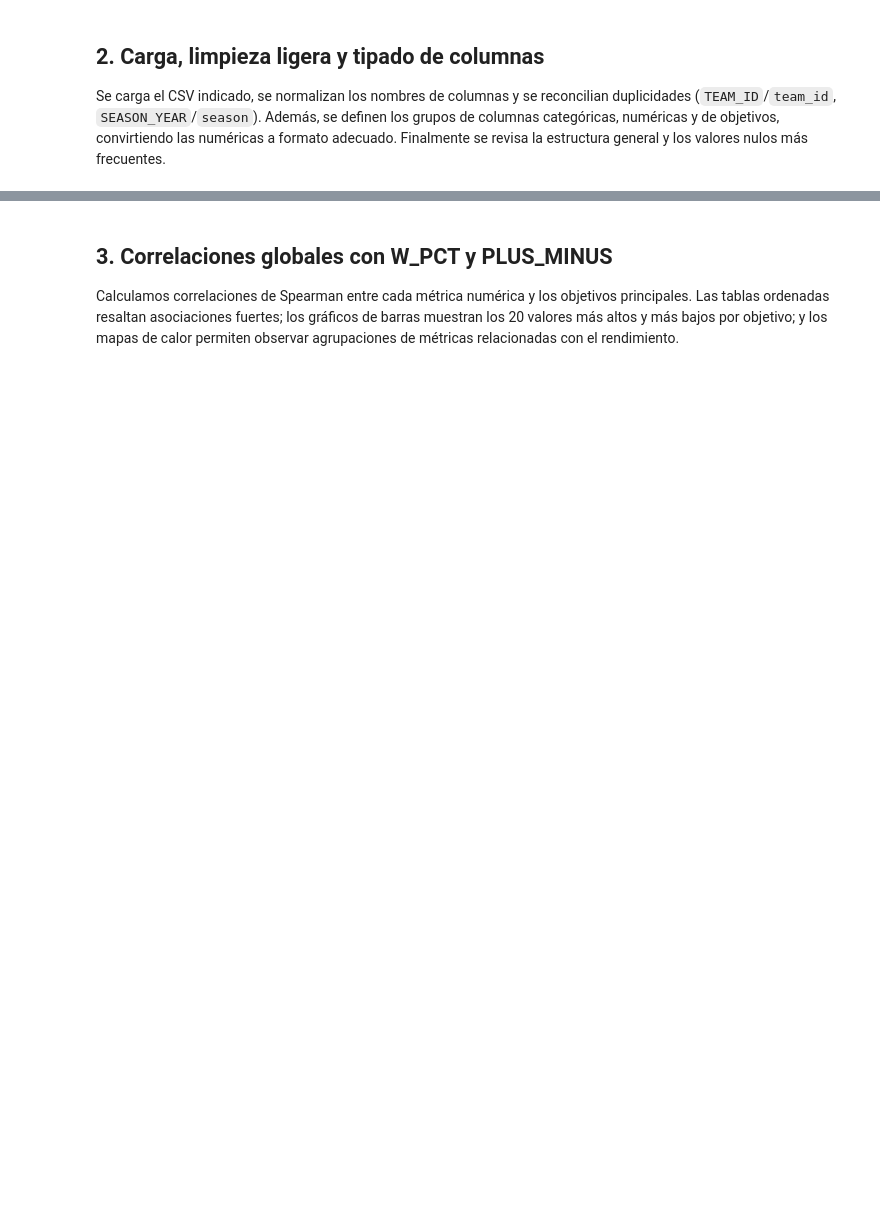
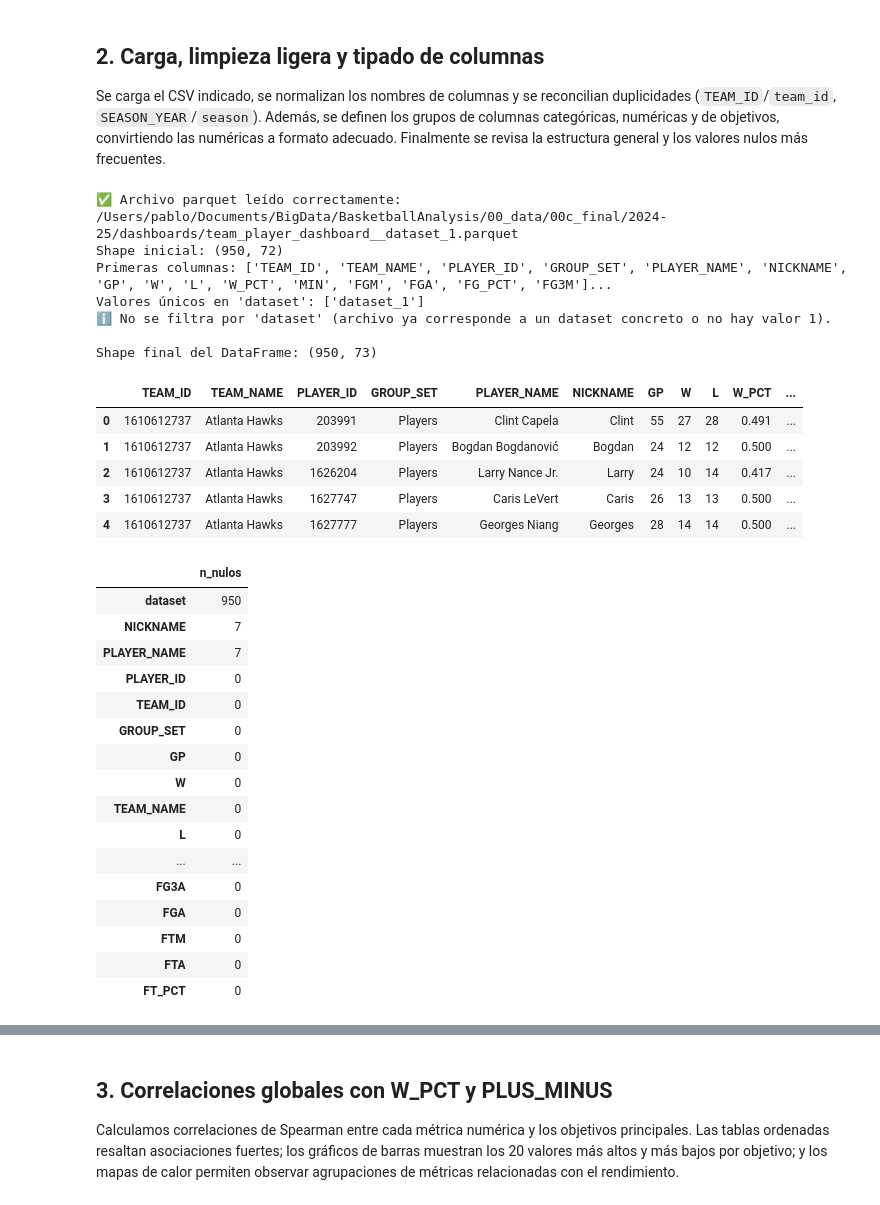
Before and after one commit to diazpablogon/BasketballAnalysis, a Jupyter notebook: 02_processing_data/02a_WL_prediction/02a_params/02a_dashboard.ipynb, the cells around one changed output, grey strips where cells are left out. Cells and saved outputs as stored; diff of their text form; code cells hidden in the pictures; blank space fills up the shorter version.

Commit message:
Actualizacion de fichero 02a_dasboard.ipynb

```diff
--- a/02_processing_data/02a_WL_prediction/02a_params/02a_dashboard.ipynb
+++ b/02_processing_data/02a_WL_prediction/02a_params/02a_dashboard.ipynb
@@ -24,9 +24,10 @@ import numpy as np
 import pandas as pd
 import matplotlib.pyplot as plt
 import seaborn as sns
+from IPython.display import display
 
 # Variables de configuración (ajusta CSV_PATH según tu entorno)
-CSV_PATH = Path("../ruta_al_csv.csv")  # ← Actualiza esta ruta al archivo 'player dashboard by team'
+CSV_PATH = Path("/Users/pablo/Documents/BigData/BasketballAnalysis/00_data/00c_final/2024-25/dashboards/team_player_dashboard__dataset_1.parquet")
 SAVE_FIG = True
 FIG_DPI = 110
 SEED = 42
@@ -81,13 +82,18 @@ def compute_spearman_correlations(df: pd.DataFrame, target: str, columns: list[s
             continue
         rho = series[col].corr(series[target], method="spearman")
         if pd.notna(rho):
-            records.append({"variable": col, "rho_spearman": rho, "n_observaciones": int(series.shape[0])})
+            records.append({
+                "variable": col,
+                "rho_spearman": rho,
+                "n_observaciones": int(series.shape[0])
+            })
     if not records:
         return pd.DataFrame(columns=["variable", "rho_spearman", "n_observaciones"])
     result = pd.DataFrame(records).sort_values("rho_spearman", ascending=False).reset_index(drop=True)
     return result
 
 
+
 # Creación inicial de carpetas de salida
 ensure_dir(FIGURES_DIR)
 ensure_dir(TABLES_DIR)
@@ -97,13 +105,24 @@ ensure_dir(TABLES_DIR)
 Se carga el CSV indicado, se normalizan los nombres de columnas y se reconcilian duplicidades (`TEAM_ID`/`team_id`, `SEASON_YEAR`/`season`). Además, se definen los grupos de columnas categóricas, numéricas y de objetivos, convirtiendo las numéricas a formato adecuado. Finalmente se revisa la estructura general y los valores nulos más frecuentes.
 # %%
 if not CSV_PATH.exists():
-    warnings.warn(f"El archivo no existe en la ruta indicada: {CSV_PATH}")
+    warnings.warn(f"⚠️ El archivo no existe en la ruta indicada: {CSV_PATH}")
 
 df = pd.DataFrame()
+
 if CSV_PATH.exists():
-    df = pd.read_csv(CSV_PATH)
+    try:
+        df = pd.read_parquet(CSV_PATH)
+        print(f"✅ Archivo parquet leído correctamente: {CSV_PATH}")
+        print(f"Shape inicial: {df.shape}")
+        print(f"Primeras columnas: {list(df.columns)[:15]}{'...' if len(df.columns) > 15 else ''}")
+    except Exception as e:
+        warnings.warn(f"❌ Error al leer el parquet: {e}")
+        df = pd.DataFrame()
+
+    # --- Limpieza de columnas ---
     df.columns = [c.strip() for c in df.columns]
 
+    # --- Armonización TEAM_ID / team_id ---
     if "TEAM_ID" in df.columns and "team_id" in df.columns:
         df["TEAM_ID"] = df["TEAM_ID"].fillna(df["team_id"])
         df["team_id"] = df["team_id"].fillna(df["TEAM_ID"])
@@ -112,6 +131,7 @@ if CSV_PATH.exists():
     elif "TEAM_ID" in df.columns and "team_id" not in df.columns:
         df["team_id"] = df["TEAM_ID"]
 
+    # --- Armonización season / SEASON_YEAR ---
     if "season" in df.columns and "SEASON_YEAR" in df.columns:
         df["season"] = df["season"].fillna(df["SEASON_YEAR"])
         df["SEASON_YEAR"] = df["SEASON_YEAR"].fillna(df["season"])
@@ -120,39 +140,81 @@ if CSV_PATH.exists():
     elif "season" in df.columns and "SEASON_YEAR" not in df.columns:
         df["SEASON_YEAR"] = df["season"]
 
+    # --- Diagnóstico/filtrado de 'dataset' solo si aporta algo ---
     if "dataset" in df.columns:
-        original_shape = df.shape
-        df = df[df["dataset"] == 1].copy()
-        if df.shape != original_shape:
-            print(f"Filtrado dataset==1: {original_shape} -> {df.shape}")
+        uniques = pd.Series(df["dataset"]).dropna().unique()
+        print(f"Valores únicos en 'dataset': {sorted(uniques.tolist()) if len(uniques) else uniques}")
+        # Solo filtramos si HAY valor 1 y además hay más de un valor distinto
+        if (1 in uniques) and (len(uniques) > 1):
+            before = df.shape
+            df = df[df["dataset"].eq(1)].copy()
+            print(f"📉 Filtrado dataset==1: {before} -> {df.shape}")
+        else:
+            print("ℹ️ No se filtra por 'dataset' (archivo ya corresponde a un dataset concreto o no hay valor 1).")
 
+# --- Clasificación de columnas ---
 cat_base = [
     "TEAM_ID",
     "TEAM_NAME",
     "PLAYER_ID",
     "PLAYER_NAME",
     "NICKNAME",
     "GROUP_SET",
     "season",
     "SEASON_YEAR",
     "season_type",
     "endpoint",
 ]
 cat_cols = [c for c in cat_base if c in df.columns]
 
 rank_cols = [c for c in df.columns if c.endswith("_RANK")]
 target_cols = [c for c in ["W", "L", "W_PCT", "PLUS_MINUS"] if c in df.columns]
 
 num_cols = [c for c in df.columns if c not in cat_cols]
 
+# --- Conversión a numérico segura ---
 for col in num_cols:
     if df.empty:
-        continue
+        break
     df[col] = pd.to_numeric(df[col], errors="coerce")
 
-print(f"Shape del DataFrame: {df.shape}")
+# --- Diagnóstico rápido ---
+print(f"\nShape final del DataFrame: {df.shape}")
 if not df.empty:
     display(df.head())
     na_summary = df.isna().sum().sort_values(ascending=False)
     display(na_summary.head(20).to_frame(name="n_nulos"))
     print(f"Columnas categóricas: {len(cat_cols)} | Numéricas: {len(num_cols)} | Objetivos: {target_cols}")
+else:
+    print("⚠️ El DataFrame está vacío. Revisa que el parquet no venga ya filtrado o sin filas.")
+# %% [output]
+✅ Archivo parquet leído correctamente: /Users/pablo/Documents/BigData/BasketballAnalysis/00_data/00c_final/2024-25/dashboards/team_player_dashboard__dataset_1.parquet
+Shape inicial: (950, 72)
+Primeras columnas: ['TEAM_ID', 'TEAM_NAME', 'PLAYER_ID', 'GROUP_SET', 'PLAYER_NAME', 'NICKNAME', 'GP', 'W', 'L', 'W_PCT', 'MIN', 'FGM', 'FGA', 'FG_PCT', 'FG3M']...
+Valores únicos en 'dataset': ['dataset_1']
+ℹ️ No se filtra por 'dataset' (archivo ya corresponde a un dataset concreto o no hay valor 1).
+
+Shape final del DataFrame: (950, 73)
+|  | TEAM_ID | TEAM_NAME | PLAYER_ID | GROUP_SET | PLAYER_NAME | NICKNAME | GP | W | L | W_PCT | ... |
+| 0 | 1610612737 | Atlanta Hawks | 203991 | Players | Clint Capela | Clint | 55 | 27 | 28 | 0.491 | ... |
+| 1 | 1610612737 | Atlanta Hawks | 203992 | Players | Bogdan Bogdanović | Bogdan | 24 | 12 | 12 | 0.500 | ... |
+| 2 | 1610612737 | Atlanta Hawks | 1626204 | Players | Larry Nance Jr. | Larry | 24 | 10 | 14 | 0.417 | ... |
+| 3 | 1610612737 | Atlanta Hawks | 1627747 | Players | Caris LeVert | Caris | 26 | 13 | 13 | 0.500 | ... |
+| 4 | 1610612737 | Atlanta Hawks | 1627777 | Players | Georges Niang | Georges | 28 | 14 | 14 | 0.500 | ... |
+|  | n_nulos |
+| dataset | 950 |
+| NICKNAME | 7 |
+| PLAYER_NAME | 7 |
+| PLAYER_ID | 0 |
+| TEAM_ID | 0 |
+| GROUP_SET | 0 |
+| GP | 0 |
+| W | 0 |
+| TEAM_NAME | 0 |
+| L | 0 |
+| ... | ... |
+| FG3A | 0 |
+| FGA | 0 |
+| FTM | 0 |
+| FTA | 0 |
+| FT_PCT | 0 |
```
Also changed, not shown: parts of 11 cells of this notebook, 8 other files.
